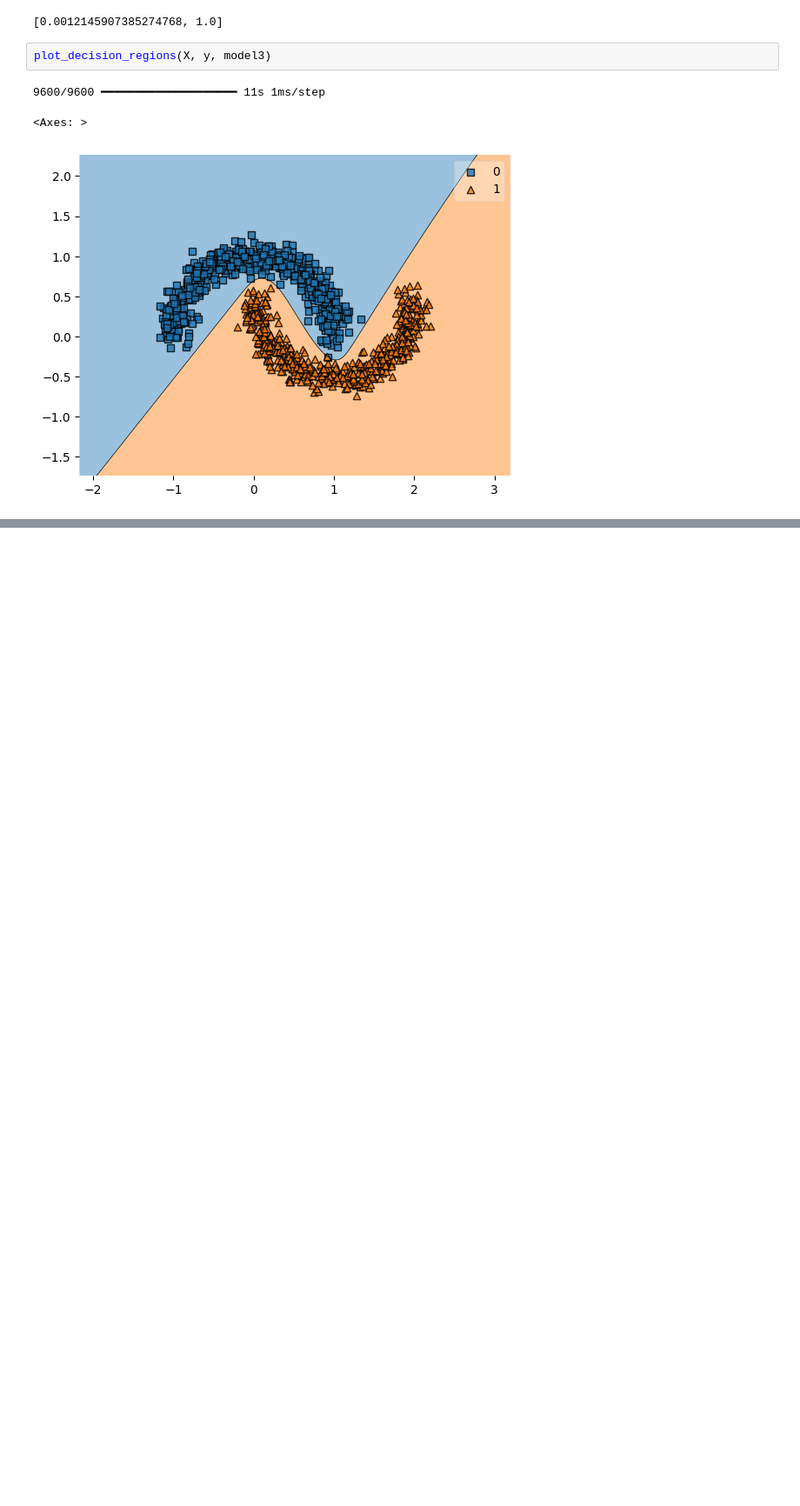
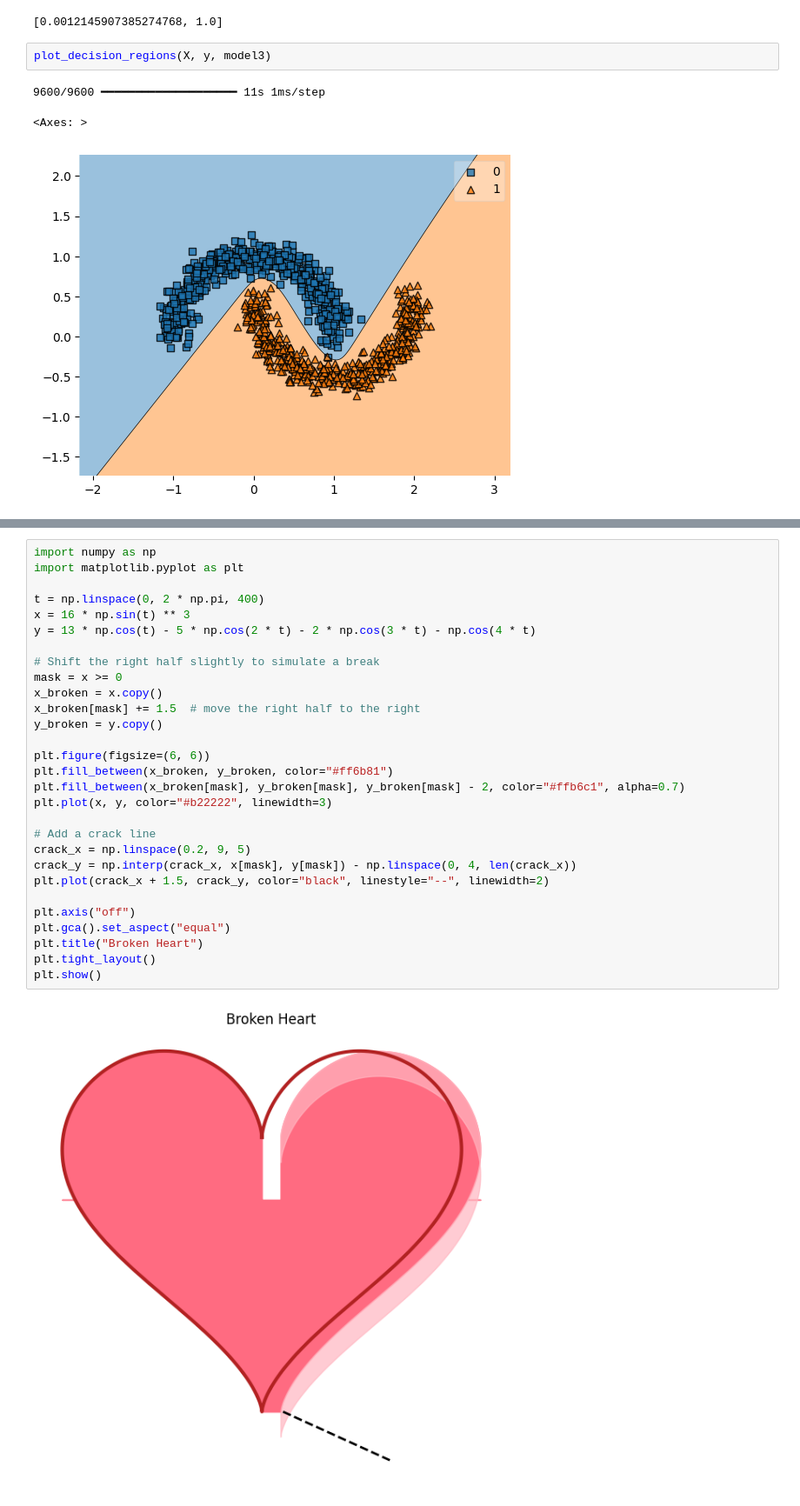
Before and after one commit to coder-black-mamba/again_rakibul_hasan_deep_learning_book_, a Jupyter notebook: non-linear-descision-bounday.ipynb, the cells around one changed output, grey strips where cells are left out. Shown at 87% size. Cells and saved outputs as stored; diff of their text form; blank space fills up the shorter version.

```diff
--- a/non-linear-descision-bounday.ipynb
+++ b/non-linear-descision-bounday.ipynb
@@ -318,0 +426,31 @@ plot_decision_regions(X, y, model3)
+# %%
+import numpy as np
+import matplotlib.pyplot as plt
+
+t = np.linspace(0, 2 * np.pi, 400)
+x = 16 * np.sin(t) ** 3
+y = 13 * np.cos(t) - 5 * np.cos(2 * t) - 2 * np.cos(3 * t) - np.cos(4 * t)
+
+# Shift the right half slightly to simulate a break
+mask = x >= 0
+x_broken = x.copy()
+x_broken[mask] += 1.5  # move the right half to the right
+y_broken = y.copy()
+
+plt.figure(figsize=(6, 6))
+plt.fill_between(x_broken, y_broken, color="#ff6b81")
+plt.fill_between(x_broken[mask], y_broken[mask], y_broken[mask] - 2, color="#ffb6c1", alpha=0.7)
+plt.plot(x, y, color="#b22222", linewidth=3)
+
+# Add a crack line
+crack_x = np.linspace(0.2, 9, 5)
+crack_y = np.interp(crack_x, x[mask], y[mask]) - np.linspace(0, 4, len(crack_x))
+plt.plot(crack_x + 1.5, crack_y, color="black", linestyle="--", linewidth=2)
+
+plt.axis("off")
+plt.gca().set_aspect("equal")
+plt.title("Broken Heart")
+plt.tight_layout()
+plt.show()
+# %% [output]
+[figure, added]
```
Also changed, not shown: parts of 8 cells of this notebook, 1 other file.
